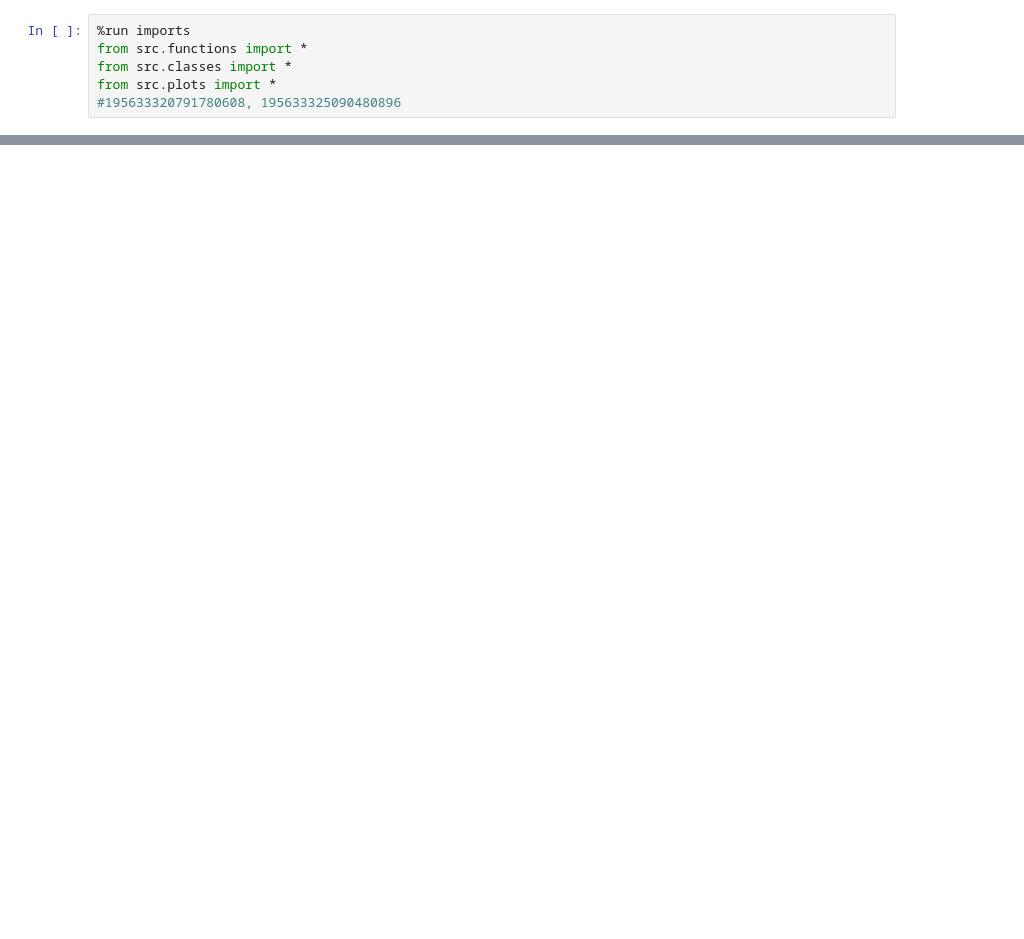
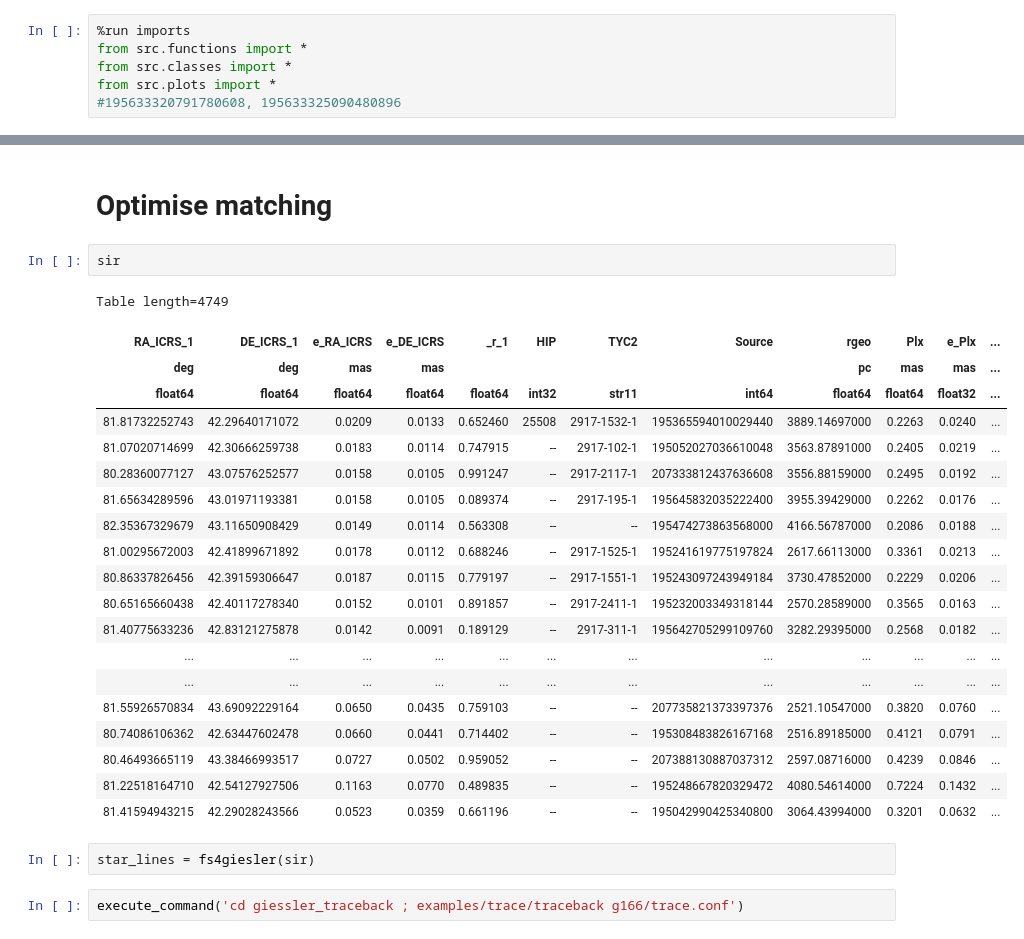
Before and after one commit to surodeep26/Traceback, a Jupyter notebook: main.ipynb, the cells around one changed output, grey strips where cells are left out. Cells and saved outputs as stored; diff of their text form; blank space fills up the shorter version.

```diff
--- a/main.ipynb
+++ b/main.ipynb
@@ -66,2 +59,31 @@ Table length=2576
 | 81.22518164710 | 42.54127927506 | 0.1163 | 0.0770 | 0.489835 | -- | -- | 195248667820329472 | 4080.54614000 | 0.7224 | 0.1432 | ... |
 | 81.41594943215 | 42.29028243566 | 0.0523 | 0.0359 | 0.661196 | -- | -- | 195042990425340800 | 3064.43994000 | 0.3201 | 0.0632 | ... |
+# %% [markdown]
+# Optimise matching
+# %%
+sir
+# %% [output]
+Table length=4749
+| RA_ICRS_1 | DE_ICRS_1 | e_RA_ICRS | e_DE_ICRS | _r_1 | HIP | TYC2 | Source | rgeo | Plx | e_Plx | ... |
+| deg | deg | mas | mas |  |  |  |  | pc | mas | mas | ... |
+| float64 | float64 | float64 | float64 | float64 | int32 | str11 | int64 | float64 | float64 | float32 | ... |
+| 81.81732252743 | 42.29640171072 | 0.0209 | 0.0133 | 0.652460 | 25508 | 2917-1532-1 | 195365594010029440 | 3889.14697000 | 0.2263 | 0.0240 | ... |
+| 81.07020714699 | 42.30666259738 | 0.0183 | 0.0114 | 0.747915 | -- | 2917-102-1 | 195052027036610048 | 3563.87891000 | 0.2405 | 0.0219 | ... |
+| 80.28360077127 | 43.07576252577 | 0.0158 | 0.0105 | 0.991247 | -- | 2917-2117-1 | 207333812437636608 | 3556.88159000 | 0.2495 | 0.0192 | ... |
+| 81.65634289596 | 43.01971193381 | 0.0158 | 0.0105 | 0.089374 | -- | 2917-195-1 | 195645832035222400 | 3955.39429000 | 0.2262 | 0.0176 | ... |
+| 82.35367329679 | 43.11650908429 | 0.0149 | 0.0114 | 0.563308 | -- | -- | 195474273863568000 | 4166.56787000 | 0.2086 | 0.0188 | ... |
+| 81.00295672003 | 42.41899671892 | 0.0178 | 0.0112 | 0.688246 | -- | 2917-1525-1 | 195241619775197824 | 2617.66113000 | 0.3361 | 0.0213 | ... |
+| 80.86337826456 | 42.39159306647 | 0.0187 | 0.0115 | 0.779197 | -- | 2917-1551-1 | 195243097243949184 | 3730.47852000 | 0.2229 | 0.0206 | ... |
+| 80.65165660438 | 42.40117278340 | 0.0152 | 0.0101 | 0.891857 | -- | 2917-2411-1 | 195232003349318144 | 2570.28589000 | 0.3565 | 0.0163 | ... |
+| 81.40775633236 | 42.83121275878 | 0.0142 | 0.0091 | 0.189129 | -- | 2917-311-1 | 195642705299109760 | 3282.29395000 | 0.2568 | 0.0182 | ... |
+| ... | ... | ... | ... | ... | ... | ... | ... | ... | ... | ... | ... |
+| ... | ... | ... | ... | ... | ... | ... | ... | ... | ... | ... | ... |
+| 81.55926570834 | 43.69092229164 | 0.0650 | 0.0435 | 0.759103 | -- | -- | 207735821373397376 | 2521.10547000 | 0.3820 | 0.0760 | ... |
+| 80.74086106362 | 42.63447602478 | 0.0660 | 0.0441 | 0.714402 | -- | -- | 195308483826167168 | 2516.89185000 | 0.4121 | 0.0791 | ... |
+| 80.46493665119 | 43.38466993517 | 0.0727 | 0.0502 | 0.959052 | -- | -- | 207388130887037312 | 2597.08716000 | 0.4239 | 0.0846 | ... |
+| 81.22518164710 | 42.54127927506 | 0.1163 | 0.0770 | 0.489835 | -- | -- | 195248667820329472 | 4080.54614000 | 0.7224 | 0.1432 | ... |
+| 81.41594943215 | 42.29028243566 | 0.0523 | 0.0359 | 0.661196 | -- | -- | 195042990425340800 | 3064.43994000 | 0.3201 | 0.0632 | ... |
+# %%
+star_lines = fs4giesler(sir)
+# %%
+execute_command('cd giessler_traceback ; examples/trace/traceback g166/trace.conf')
```
Also changed, not shown: parts of 5 cells of this notebook, 11 other files.
